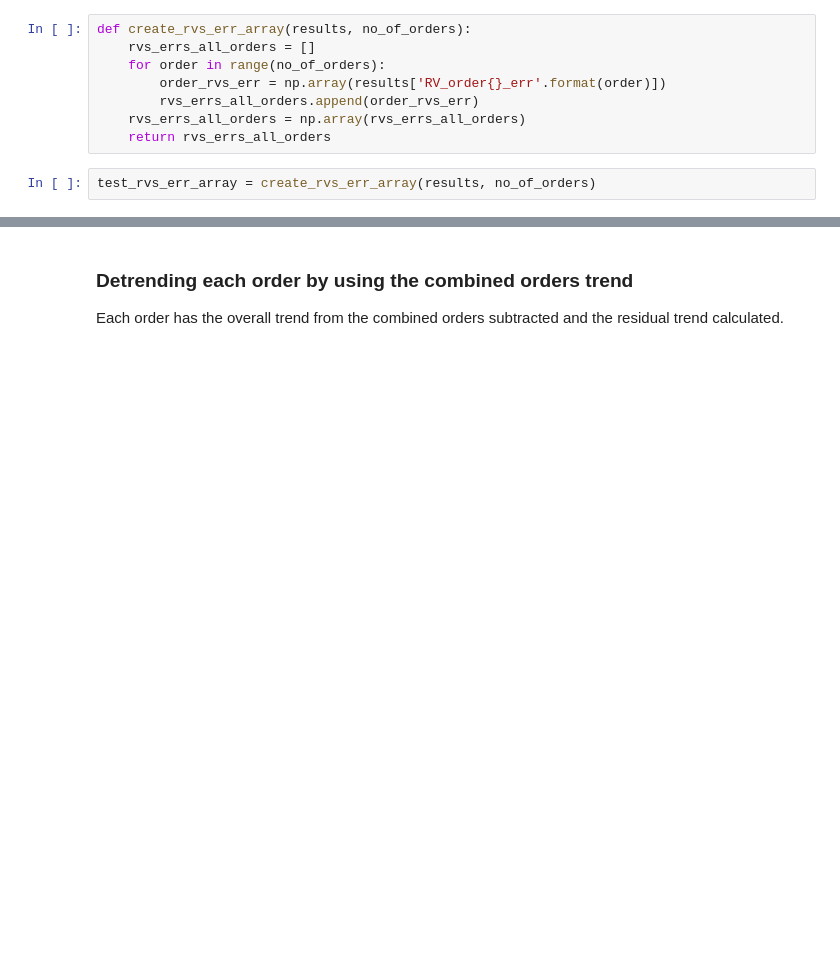
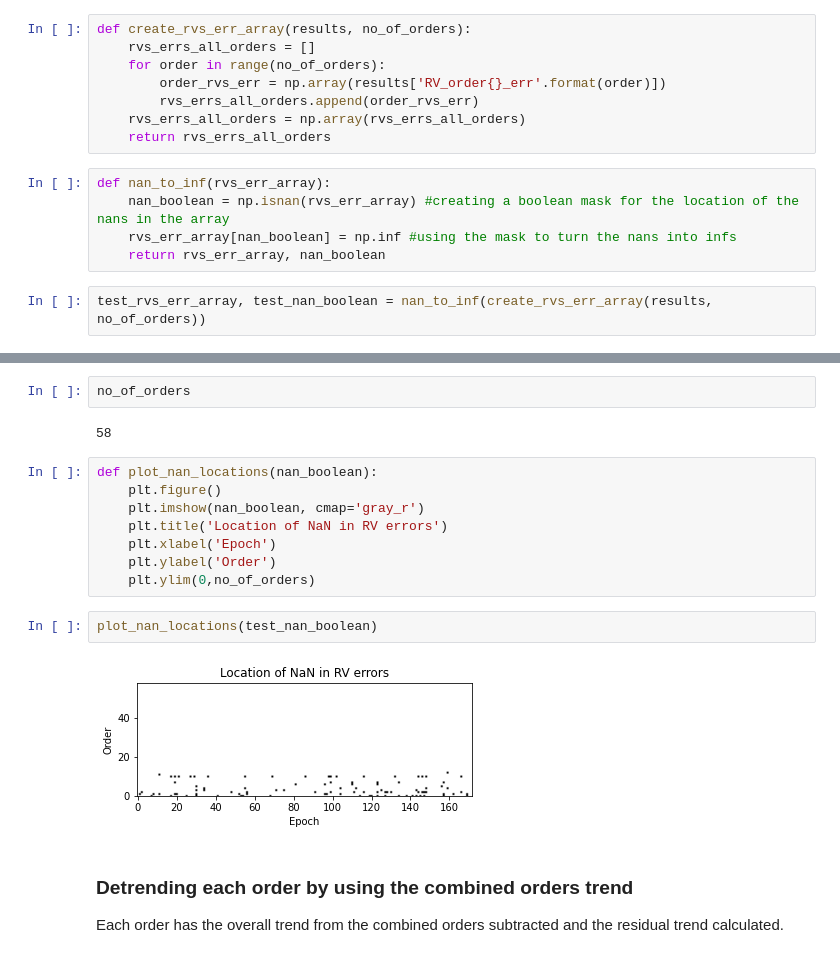
Before and after one commit to andrewjjolly/wobble_precision, a Jupyter notebook: order_by_order_lr20.ipynb, the cells around one changed output, grey strips where cells are left out. Cells and saved outputs as stored; diff of their text form; blank space fills up the shorter version.

Commit message:
added plot_nan_locations function

```diff
--- a/order_by_order_lr20.ipynb
+++ b/order_by_order_lr20.ipynb
@@ -247,5 +247,10 @@ def create_rvs_err_array(results, no_of_orders):
         rvs_errs_all_orders.append(order_rvs_err)
     rvs_errs_all_orders = np.array(rvs_errs_all_orders)
     return rvs_errs_all_orders
+# %%
+def nan_to_inf(rvs_err_array):
+    nan_boolean = np.isnan(rvs_err_array) #creating a boolean mask for the location of the nans in the array
+    rvs_err_array[nan_boolean] = np.inf #using the mask to turn the nans into infs
+    return rvs_err_array, nan_boolean
 # %%
-test_rvs_err_array = create_rvs_err_array(results, no_of_orders)
+test_rvs_err_array, test_nan_boolean = nan_to_inf(create_rvs_err_array(results, no_of_orders))
@@ -268,6 +275,22 @@ plt.ylabel('Order')
 # %% [output]
 Text(0, 0.5, 'Order')
 [figure]
+# %%
+no_of_orders
+# %% [output]
+58
+# %%
+def plot_nan_locations(nan_boolean):
+    plt.figure()
+    plt.imshow(nan_boolean, cmap='gray_r')
+    plt.title('Location of NaN in RV errors')
+    plt.xlabel('Epoch')
+    plt.ylabel('Order')
+    plt.ylim(0,no_of_orders)
+# %%
+plot_nan_locations(test_nan_boolean)
+# %% [output]
+[figure, added]
 # %% [markdown]
 ### Detrending each order by using the combined orders trend
 Each order has the overall trend from the combined orders subtracted and the residual trend calculated.
```
Also changed, not shown: parts of 4 cells of this notebook, 1 other file.
